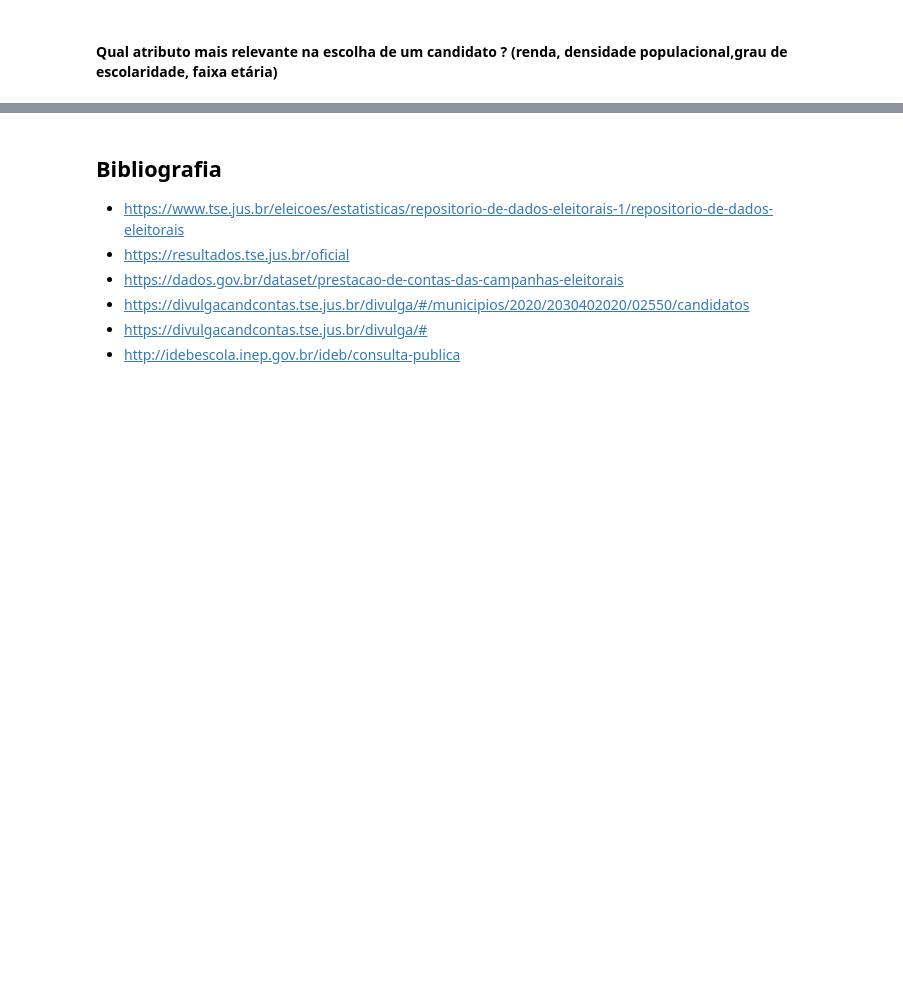
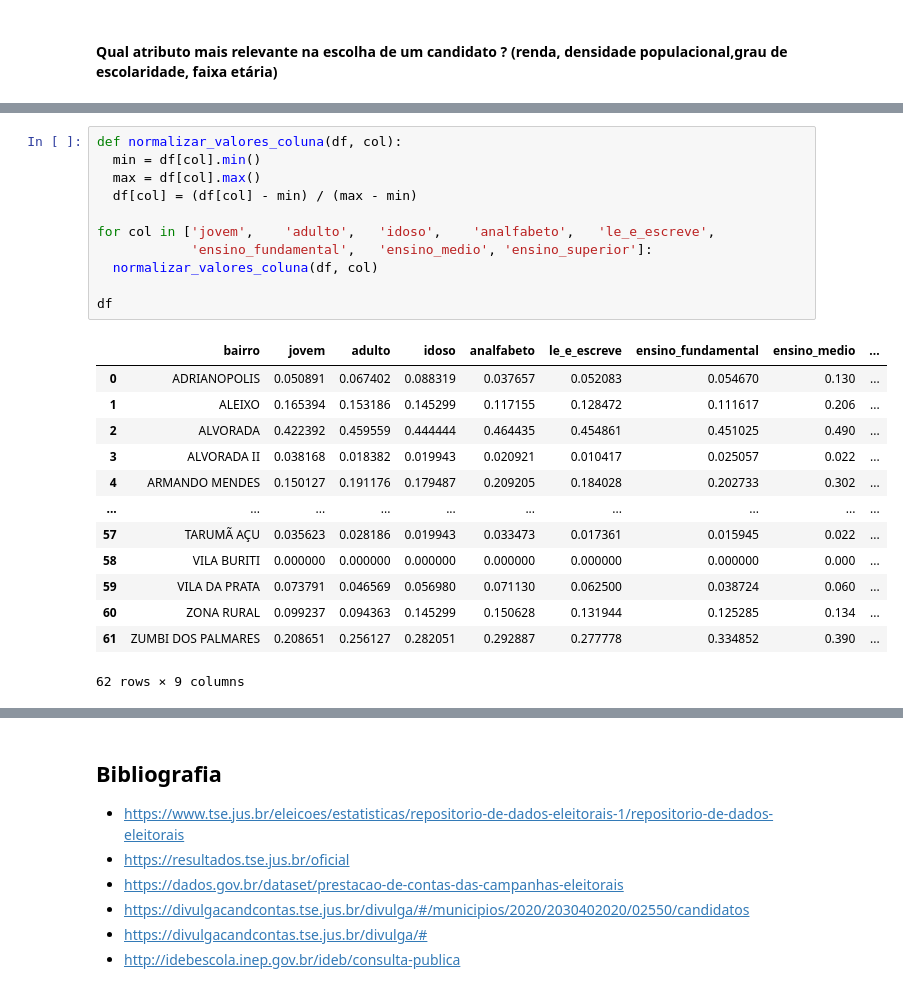
Before and after one commit to bmnds/uea-data-science-04-data-processing, a Jupyter notebook: trabalho-final/Notebook_Trabalho_Final.ipynb, the cells around one changed output, grey strips where cells are left out. Saved outputs shown, nothing was run; the diff lists cells and outputs as text; blank space fills up the shorter version.

```diff
--- a/trabalho-final/Notebook_Trabalho_Final.ipynb
+++ b/trabalho-final/Notebook_Trabalho_Final.ipynb
@@ -492,0 +523,25 @@ df_bairros[['bairro', 'zona', 'renda_mensal', 'candidato_1st', 'votos_1st',	'can
+# %%
+def normalizar_valores_coluna(df, col):
+  min = df[col].min()
+  max = df[col].max()
+  df[col] = (df[col] - min) / (max - min)
+
+for col in ['jovem',	'adulto',	'idoso',	'analfabeto',	'le_e_escreve',
+            'ensino_fundamental',	'ensino_medio',	'ensino_superior']:
+  normalizar_valores_coluna(df, col)
+
+df
+# %% [output]
+|  | bairro | jovem | adulto | idoso | analfabeto | le_e_escreve | ensino_fundamental | ensino_medio | ... |
+| 0 | ADRIANOPOLIS | 0.050891 | 0.067402 | 0.088319 | 0.037657 | 0.052083 | 0.054670 | 0.130 | ... |
+| 1 | ALEIXO | 0.165394 | 0.153186 | 0.145299 | 0.117155 | 0.128472 | 0.111617 | 0.206 | ... |
+| 2 | ALVORADA | 0.422392 | 0.459559 | 0.444444 | 0.464435 | 0.454861 | 0.451025 | 0.490 | ... |
+| 3 | ALVORADA II | 0.038168 | 0.018382 | 0.019943 | 0.020921 | 0.010417 | 0.025057 | 0.022 | ... |
+| 4 | ARMANDO MENDES | 0.150127 | 0.191176 | 0.179487 | 0.209205 | 0.184028 | 0.202733 | 0.302 | ... |
+| ... | ... | ... | ... | ... | ... | ... | ... | ... | ... |
+| 57 | TARUMÃ AÇU | 0.035623 | 0.028186 | 0.019943 | 0.033473 | 0.017361 | 0.015945 | 0.022 | ... |
+| 58 | VILA BURITI | 0.000000 | 0.000000 | 0.000000 | 0.000000 | 0.000000 | 0.000000 | 0.000 | ... |
+| 59 | VILA DA PRATA | 0.073791 | 0.046569 | 0.056980 | 0.071130 | 0.062500 | 0.038724 | 0.060 | ... |
+| 60 | ZONA RURAL | 0.099237 | 0.094363 | 0.145299 | 0.150628 | 0.131944 | 0.125285 | 0.134 | ... |
+| 61 | ZUMBI DOS PALMARES | 0.208651 | 0.256127 | 0.282051 | 0.292887 | 0.277778 | 0.334852 | 0.390 | ... |
+62 rows × 9 columns
```
Also changed, not shown: parts of 9 cells of this notebook.
